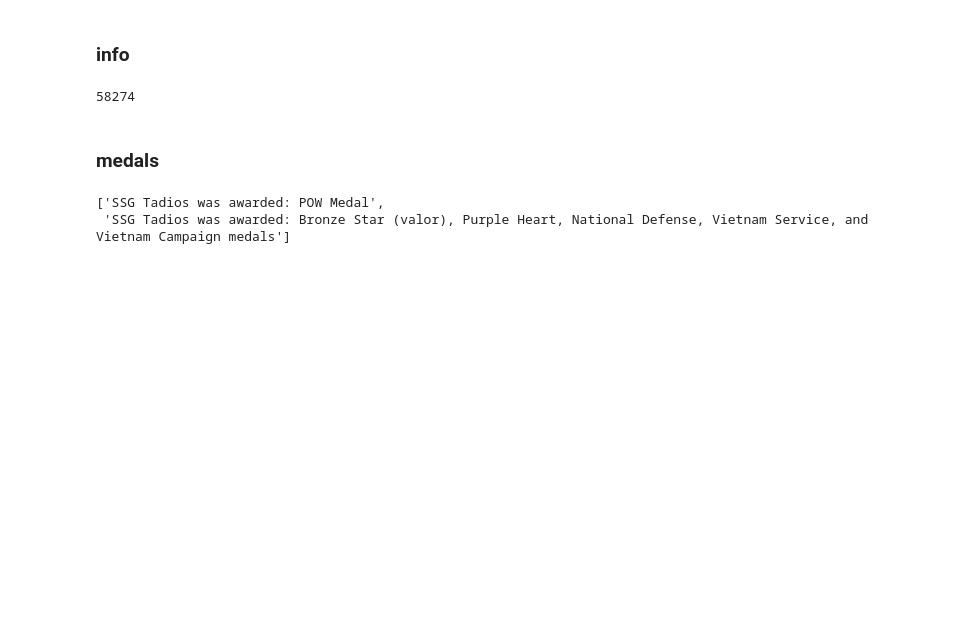
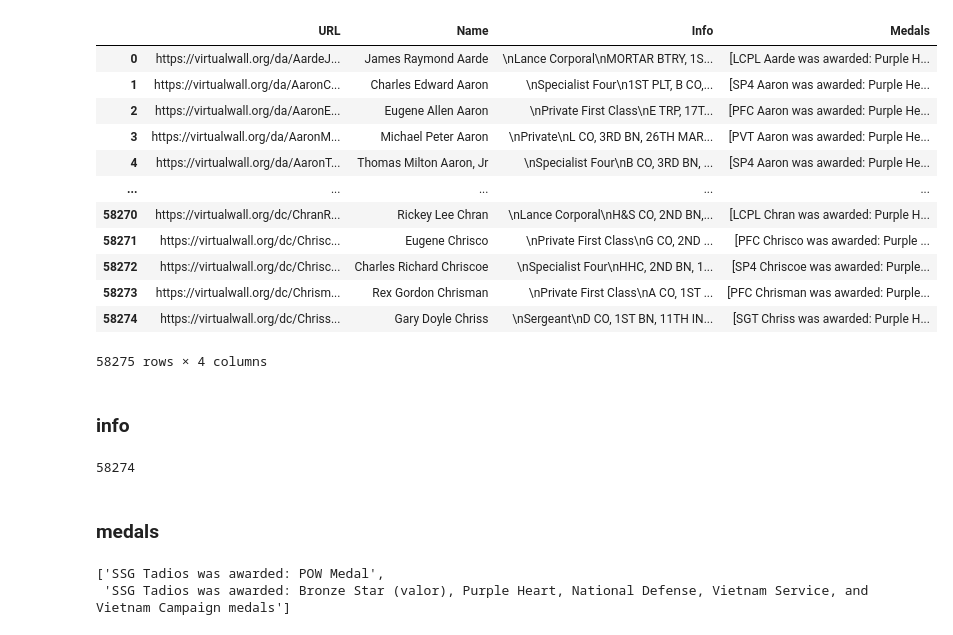
Before and after one commit to beridzeg45/Exploratory-Data-Analysis-with-Python, a Jupyter notebook: Vietnam War Casualties.ipynb, the cells around one changed output. Saved outputs shown, nothing was run; the diff lists cells and outputs as text; code cells hidden in the pictures; blank space fills up the shorter version.

```diff
--- a/Vietnam War Casualties.ipynb
+++ b/Vietnam War Casualties.ipynb
@@ -95,6 +95,22 @@ for file in os.listdir('Vietnam'):
 all_data=pickle.load( open('all_vietnam_data.pickle','rb'))
 # %%
 df=pd.DataFrame(all_data)
+# %%
+df
+# %% [output]
+|  | URL | Name | Info | Medals |
+| 0 | https://virtualwall.org/da/AardeJ... | James Raymond Aarde | \nLance Corporal\nMORTAR BTRY, 1S... | [LCPL Aarde was awarded: Purple H... |
+| 1 | https://virtualwall.org/da/AaronC... | Charles Edward Aaron | \nSpecialist Four\n1ST PLT, B CO,... | [SP4 Aaron was awarded: Purple He... |
+| 2 | https://virtualwall.org/da/AaronE... | Eugene Allen Aaron | \nPrivate First Class\nE TRP, 17T... | [PFC Aaron was awarded: Purple He... |
+| 3 | https://virtualwall.org/da/AaronM... | Michael Peter Aaron | \nPrivate\nL CO, 3RD BN, 26TH MAR... | [PVT Aaron was awarded: Purple He... |
+| 4 | https://virtualwall.org/da/AaronT... | Thomas Milton Aaron, Jr | \nSpecialist Four\nB CO, 3RD BN, ... | [SP4 Aaron was awarded: Purple He... |
+| ... | ... | ... | ... | ... |
+| 58270 | https://virtualwall.org/dc/ChranR... | Rickey Lee Chran | \nLance Corporal\nH&S CO, 2ND BN,... | [LCPL Chran was awarded: Purple H... |
+| 58271 | https://virtualwall.org/dc/Chrisc... | Eugene Chrisco | \nPrivate First Class\nG CO, 2ND ... | [PFC Chrisco was awarded: Purple ... |
+| 58272 | https://virtualwall.org/dc/Chrisc... | Charles Richard Chriscoe | \nSpecialist Four\nHHC, 2ND BN, 1... | [SP4 Chriscoe was awarded: Purple... |
+| 58273 | https://virtualwall.org/dc/Chrism... | Rex Gordon Chrisman | \nPrivate First Class\nA CO, 1ST ... | [PFC Chrisman was awarded: Purple... |
+| 58274 | https://virtualwall.org/dc/Chriss... | Gary Doyle Chriss | \nSergeant\nD CO, 1ST BN, 11TH IN... | [SGT Chriss was awarded: Purple H... |
+58275 rows × 4 columns
 # %% [markdown]
 ### info
 # %%
```
Also changed, not shown: parts of 3 cells of this notebook.
